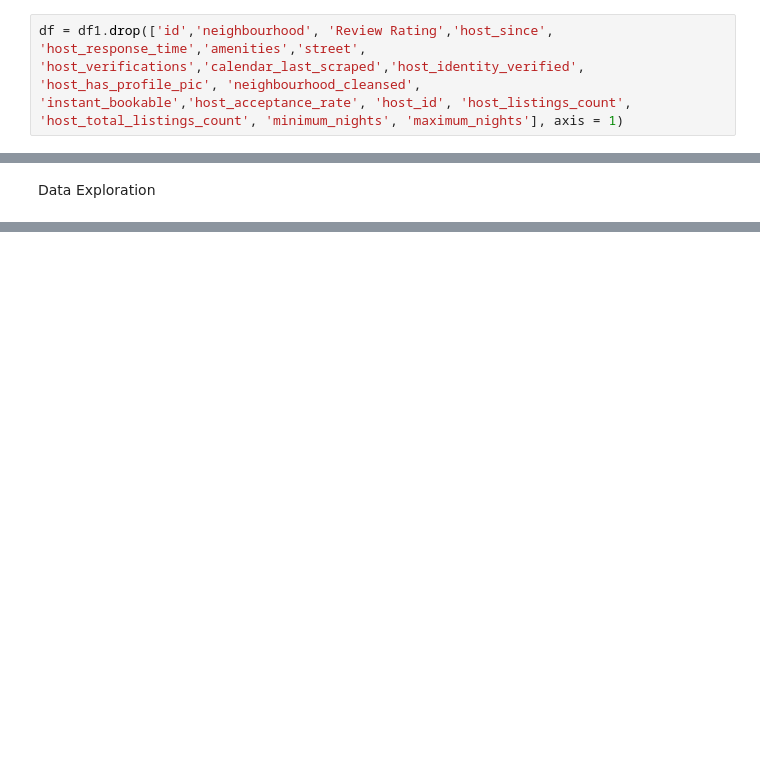
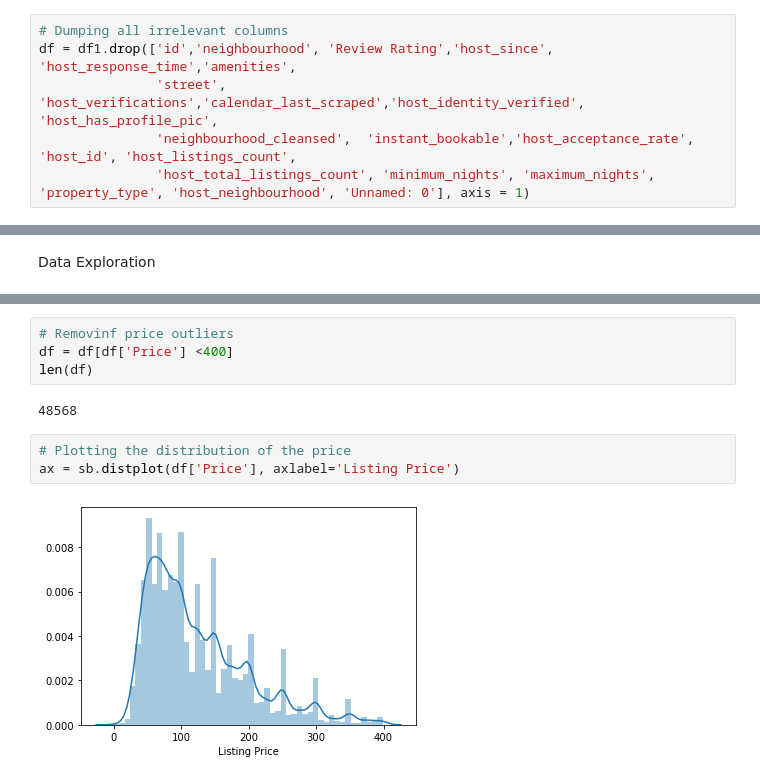
Before and after one commit to cheikhsidi/AirBnb-Price-Preduction_NYC, a Jupyter notebook: airbnb_ml.ipynb, the cells around one changed output, grey strips where cells are left out. Saved outputs shown, nothing was run; the diff lists cells and outputs as text; blank space fills up the shorter version.

```diff
--- a/airbnb_ml.ipynb
+++ b/airbnb_ml.ipynb
@@ -26,2 +26,6 @@ df1.head()
 # %%
-df = df1.drop(['id','neighbourhood', 'Review Rating','host_since', 'host_response_time','amenities','street', 'host_verifications','calendar_last_scraped','host_identity_verified',  'host_has_profile_pic', 'neighbourhood_cleansed',  'instant_bookable','host_acceptance_rate', 'host_id', 'host_listings_count', 'host_total_listings_count', 'minimum_nights', 'maximum_nights'], axis = 1)
+# Dumping all irrelevant columns
+df = df1.drop(['id','neighbourhood', 'Review Rating','host_since', 'host_response_time','amenities',
+               'street', 'host_verifications','calendar_last_scraped','host_identity_verified',  'host_has_profile_pic',
+               'neighbourhood_cleansed',  'instant_bookable','host_acceptance_rate', 'host_id', 'host_listings_count',
+               'host_total_listings_count', 'minimum_nights', 'maximum_nights', 'property_type', 'host_neighbourhood', 'Unnamed: 0'], axis = 1)
@@ -198,0 +131,11 @@ Note: you may need to restart the kernel to use updated packages.
+# %%
+# Removinf price outliers
+df = df[df['Price'] <400]
+len(df)
+# %% [output]
+48568
+# %%
+# Plotting the distribution of the price
+ax = sb.distplot(df['Price'], axlabel='Listing Price')
+# %% [output]
+[figure, added]
```
Also changed, not shown: parts of 58 cells of this notebook, 1 other file.
